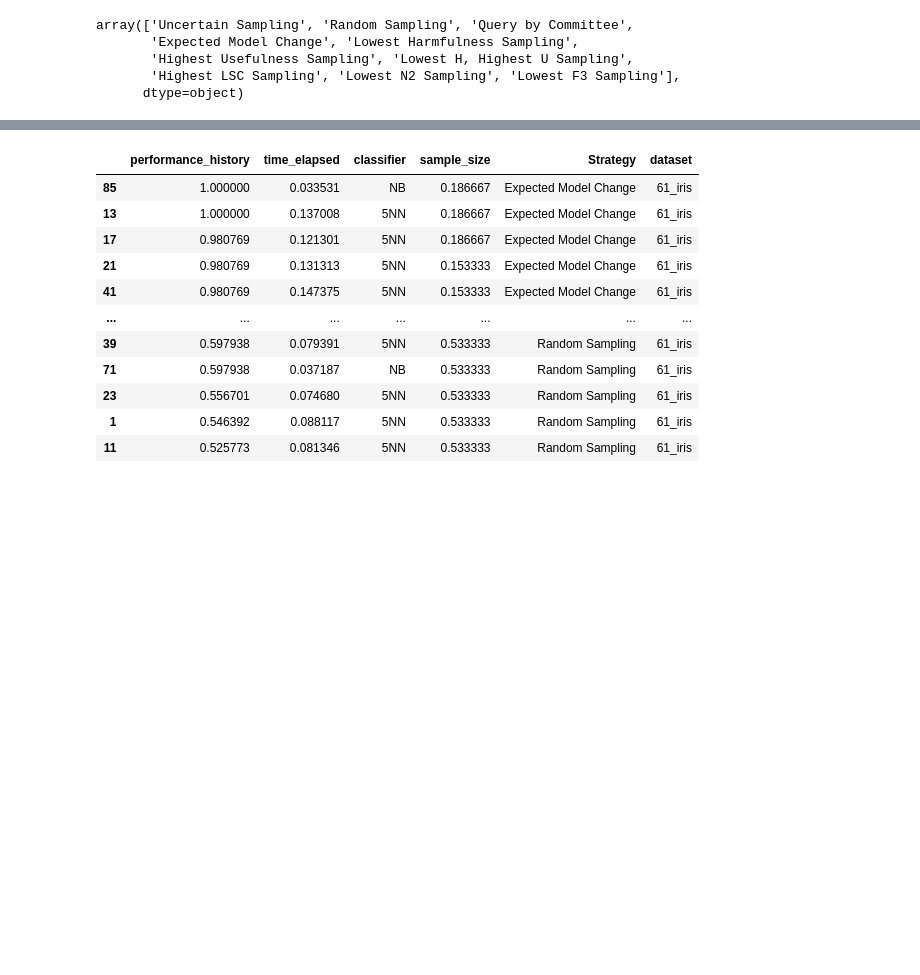
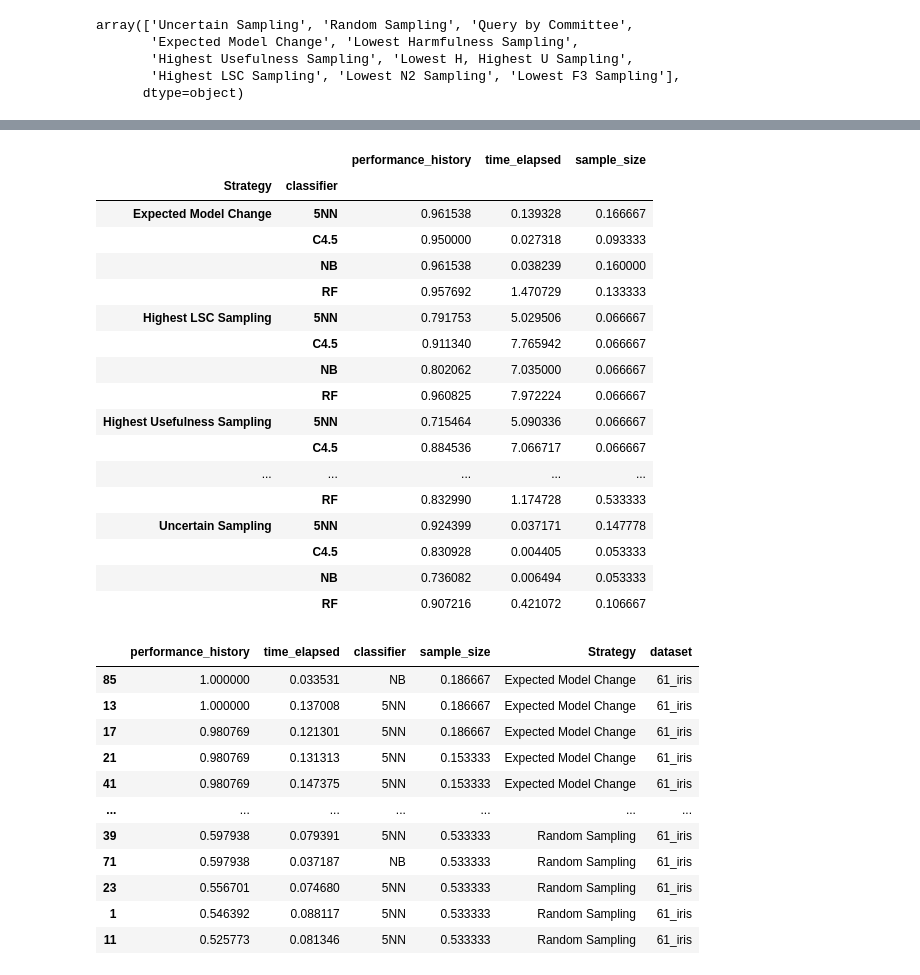
Before and after one commit to ahmoura/active_learning, a Jupyter notebook: data/act_len labs/pyhard/Active Learn Strategies + Pyhard-Copy1.ipynb, the cells around one changed output, grey strips where cells are left out. Cells and saved outputs as stored; diff of their text form; code cells hidden in the pictures; blank space fills up the shorter version.

```diff
--- a/data/act_len labs/pyhard/Active Learn Strategies + Pyhard-Copy1.ipynb
+++ b/data/act_len labs/pyhard/Active Learn Strategies + Pyhard-Copy1.ipynb
@@ -726,3 +750,24 @@ df2.groupby(['Animal']).mean()
+# %%
+performance_mean
+# %% [output]
+|  |  | performance_history | time_elapsed | sample_size |
+| Strategy | classifier |  |  |  |
+| Expected Model Change | 5NN | 0.961538 | 0.139328 | 0.166667 |
+|  | C4.5 | 0.950000 | 0.027318 | 0.093333 |
+|  | NB | 0.961538 | 0.038239 | 0.160000 |
+|  | RF | 0.957692 | 1.470729 | 0.133333 |
+| Highest LSC Sampling | 5NN | 0.791753 | 5.029506 | 0.066667 |
+|  | C4.5 | 0.911340 | 7.765942 | 0.066667 |
+|  | NB | 0.802062 | 7.035000 | 0.066667 |
+|  | RF | 0.960825 | 7.972224 | 0.066667 |
+| Highest Usefulness Sampling | 5NN | 0.715464 | 5.090336 | 0.066667 |
+|  | C4.5 | 0.884536 | 7.066717 | 0.066667 |
+| ... | ... | ... | ... | ... |
+|  | RF | 0.832990 | 1.174728 | 0.533333 |
+| Uncertain Sampling | 5NN | 0.924399 | 0.037171 | 0.147778 |
+|  | C4.5 | 0.830928 | 0.004405 | 0.053333 |
+|  | NB | 0.736082 | 0.006494 | 0.053333 |
+|  | RF | 0.907216 | 0.421072 | 0.106667 |
 # %%
 df = df.explode('performance_history')
 # %%
```
Also changed, not shown: parts of 4 cells of this notebook.
